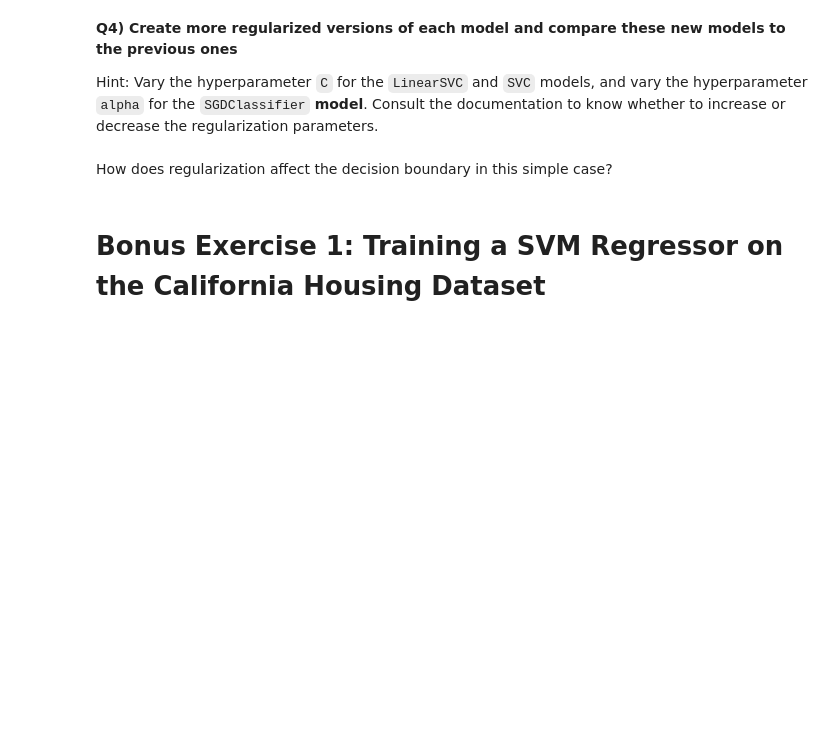
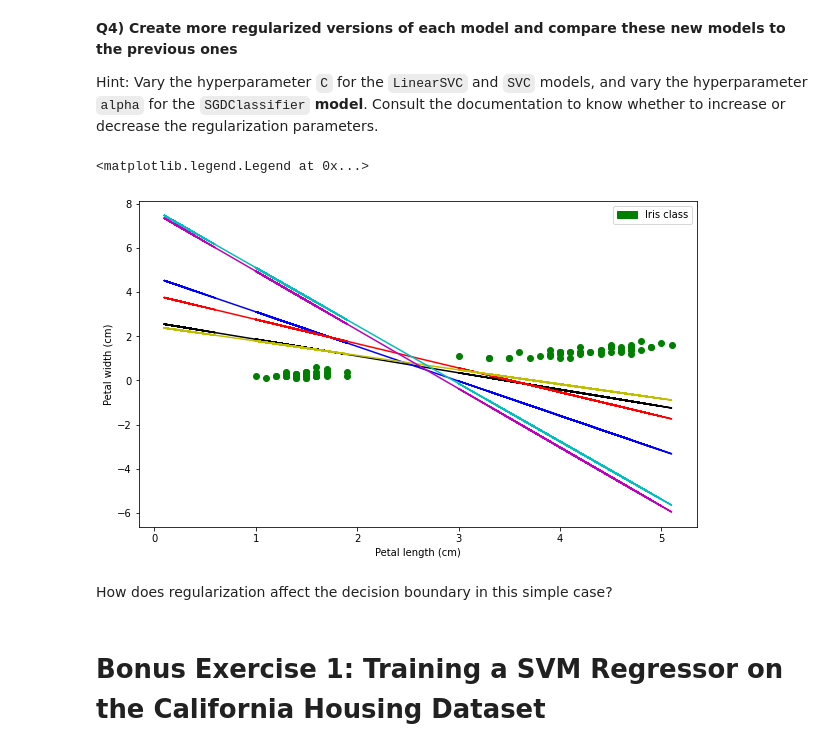
Before and after one commit to AlePol27/2022_ML_Earth_Env_Sci, a Jupyter notebook: Lab_Notebooks/S3_1_SVM.ipynb, the cells around one changed output. Cells and saved outputs as stored; diff of their text form; code cells hidden in the pictures; blank space fills up the shorter version.

```diff
--- a/Lab_Notebooks/S3_1_SVM.ipynb
+++ b/Lab_Notebooks/S3_1_SVM.ipynb
@@ -106,7 +139,19 @@ Hint: Here is the documentation for the [`SVC`](https://scikit-learn.org/stable/
 Hint: Vary the hyperparameter `C` for the `LinearSVC` and `SVC` models, and vary the hyperparameter `alpha` for the `SGDClassifier` **model**. Consult the documentation to know whether to increase or decrease the regularization parameters.
 # %%
 # Fit more regularized versions of the `LinearSVC` model
+SVC3 = LinearSVC(C = 0.1)
+SVC3.fit(X, y)
+W3 = SVC3.coef_[0]
+I3 = SVC3.intercept_
 # %%
 # Fit more regularized versions of the `SVC` model
+SVC4 = SVC(C = 0.1, kernel = 'linear')
+SVC4.fit(X, y)
+W4 = SVC4.coef_[0]
+I4 = SVC4.intercept_
 # %%
 # Fit more regularized versions of the `SGDClassifier` model
+SGD2 = SGDClassifier(alpha = 0.1)
+SGD2.fit(X, y)
+W5 = SGD2.coef_[0]
+I5 = SGD2.intercept_
@@ -115,3 +158,24 @@ Hint: Vary the hyperparameter `C` for the `LinearSVC` and `SVC` models, and vary
+# %%
+# Compare the new decision boundaries to the old ones
+y_b3 = - (W3[0] * X + I3[0]) / W3[1]
+y_b4 = - (W4[0] * X + I4[0]) / W4[1]
+y_b5 = - (W5[0] * X + I5[0]) / W5[1]
+
+plt.subplots(figsize = (10, 6))
+plt.plot(X, y_b, c = 'k')
+plt.plot(X, y_b1, c = 'b')
+plt.plot(X, y_b2, c = 'r')
+plt.plot(X, y_b3, c = 'y')
+plt.plot(X, y_b4, c = 'c')
+plt.plot(X, y_b5, c = 'm')
+plt.scatter(X[:, 0], X[:, 1], c = 'g')
+plt.xlabel("Petal length (cm)")
+plt.ylabel("Petal width (cm)")
+leg = mpatches.Patch(color = 'g', label = 'Iris class')
+plt.legend(handles = [leg], loc = 'upper right')
+# %% [output]
+<matplotlib.legend.Legend at 0x...>
+[figure, added]
 # %% [markdown]
 How does regularization affect the decision boundary in this simple case?
 # %% [markdown]
```
Also changed, not shown: parts of 9 cells of this notebook.
